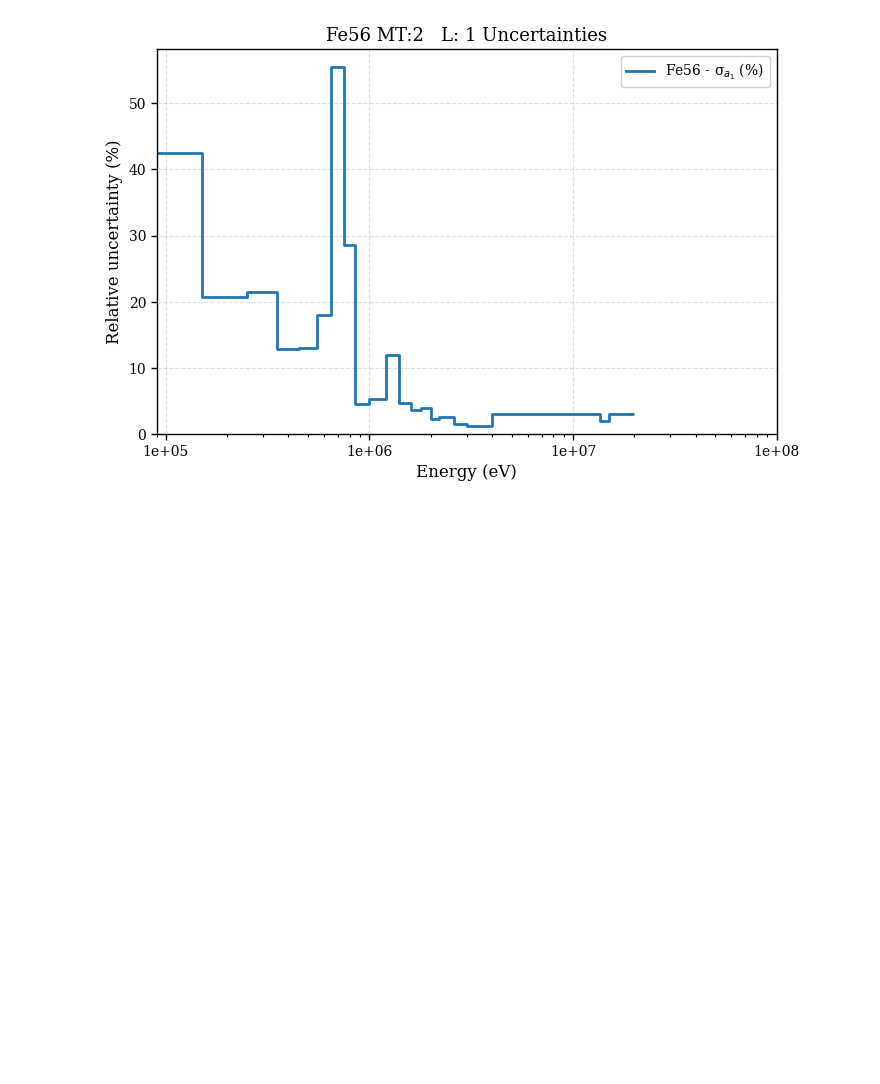
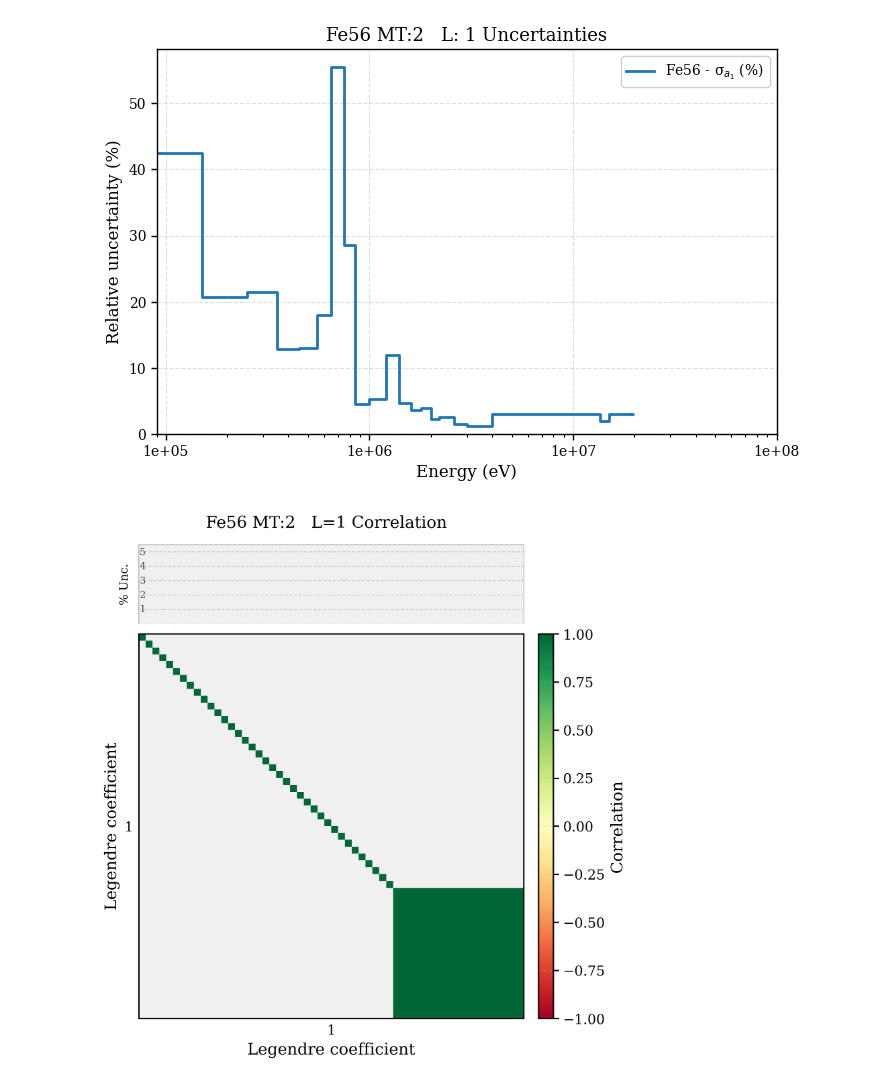
Before and after one commit to monleon96/kika, a Jupyter notebook: mcnpy/cov/test_mf34cov.ipynb, the cells around one changed output. Cells and saved outputs as stored; diff of their text form; code cells hidden in the pictures; blank space fills up the shorter version.

Commit message:
Created the MG covariance matrix file. Revised the extraction of legendre coefficients from the different types of data structures.

```diff
--- a/mcnpy/cov/test_mf34cov.ipynb
+++ b/mcnpy/cov/test_mf34cov.ipynb
@@ -107,3 +112,21 @@ cov.plot_uncertainties(
 );
 # %% [output]
 [figure]
+# %%
+mg_cov = MF34_to_MG(
+        endf_object=jeff_endf,
+        energy_grid=SCALE56,
+        weighting_function="constant",
+        isotope=26056,
+        mt=2
+    )
+# %%
+mg_cov.plot_covariance_heatmap(
+    isotope=26056,
+    mt=2,
+    legendre_coeffs=[1],
+    matrix_type="corr",
+    show_uncertainties=True
+)
+# %% [output]
+[figure, added]
```
Also changed, not shown: parts of 8 cells of this notebook, 9 other files.
